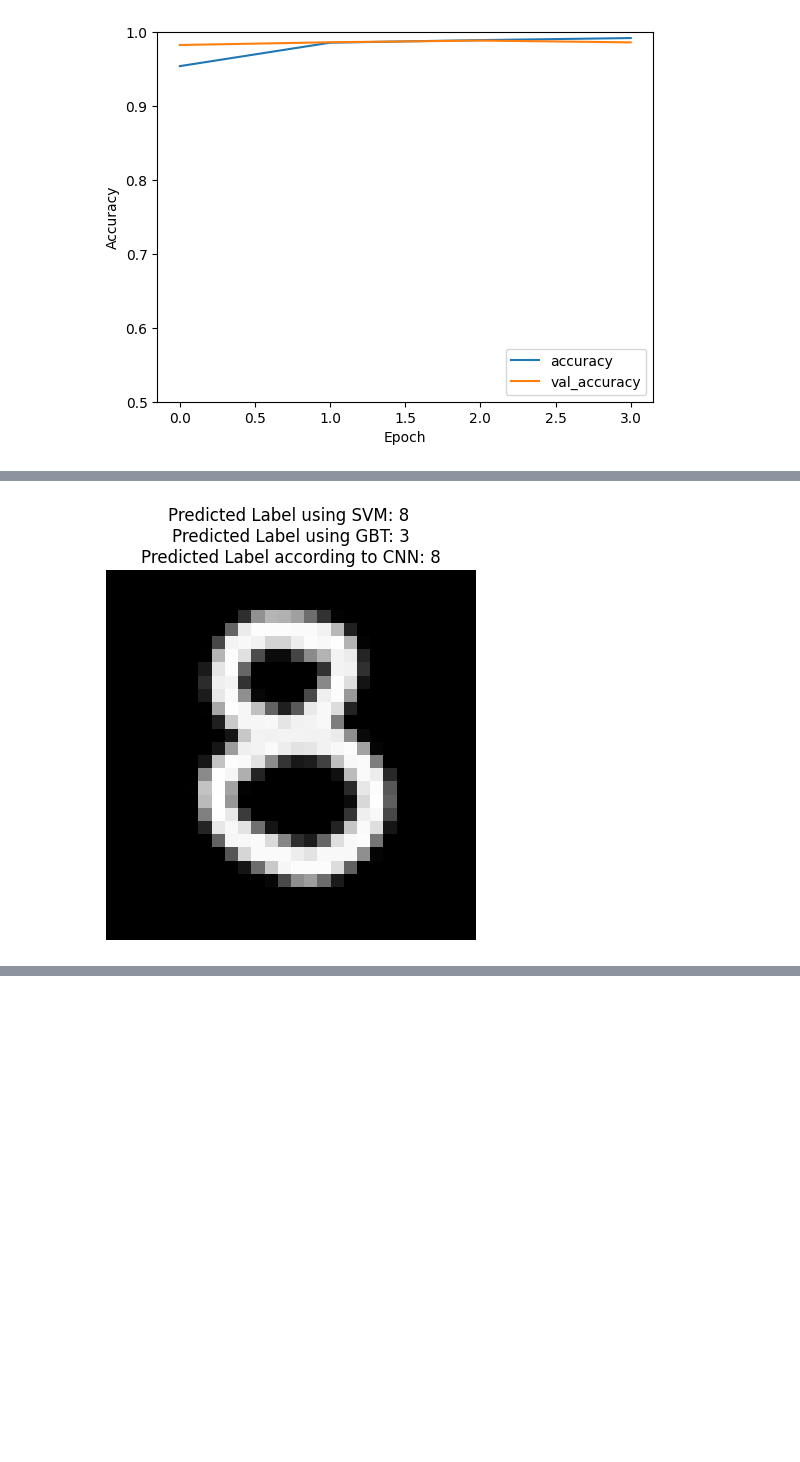
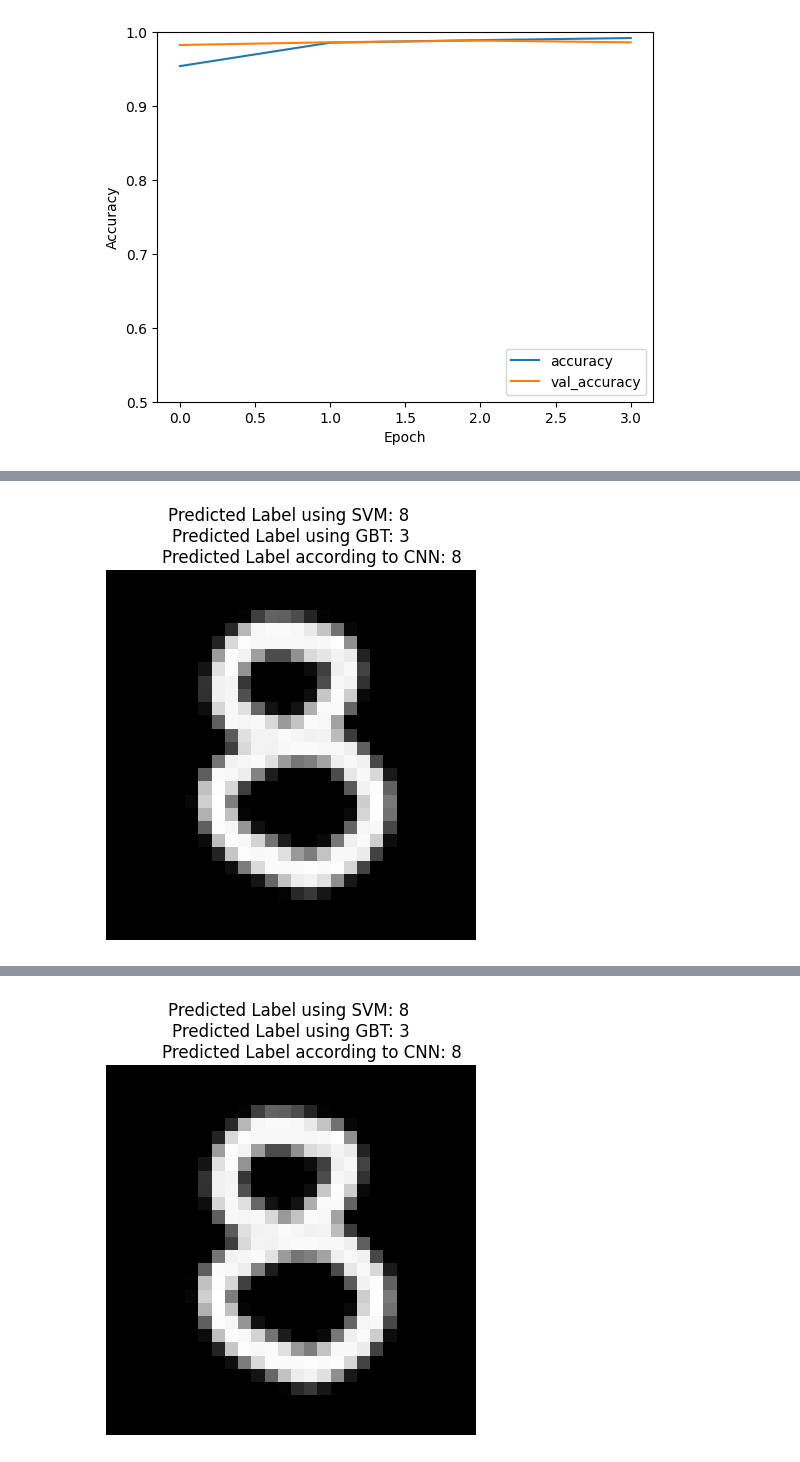
Before and after one commit to gmccannon/AML-Project-3, a Jupyter notebook: main.ipynb, the cells around one changed output, grey strips where cells are left out. Cells and saved outputs as stored; diff of their text form; code cells hidden in the pictures; blank space fills up the shorter version.

Commit message:
Add more images to test

```diff
--- a/main.ipynb
+++ b/main.ipynb
@@ -130,42 +131,47 @@ Accuracy of CNN classifier: [0.04333872348070145, 0.9861428737640381]
 # %%
 # convert an image I drew to test the model with
 
-# Load the handwritten image as grayscale
-image = Image.open("image.png").convert("L")
+# Directory containing images
+directory = "images/"
 
-# Resize the image to 28x28 pixels
-image = image.resize((28, 28))
+# Iterate through each image in the directory
+for filename in os.listdir(directory):
+    if filename.endswith(".png"):
+        # Load the handwritten image as grayscale
+        image = Image.open(os.path.join(directory, filename)).convert("L")
 
-# Invert the pixel values
-image = ImageOps.invert(image)
+        # Resize the image to 28x28 pixels
+        image = image.resize((28, 28))
 
-# Convert the image to a numpy array
-image_array = np.array(image)
+        # Invert the pixel values
+        image = ImageOps.invert(image)
 
-# Flatten the image array
-image_flattened = image_array.flatten()
+        # Convert the image to a numpy array
+        image_array = np.array(image)
 
-# Scale the pixel values to the range [0, 1]
-# this is equivalent to using the MinMaxScaler()
-image_scaled = image_flattened / 255.0
+        # Flatten the image array
+        image_flattened = image_array.flatten()
 
-# Predict the label using the trained models
-predicted_label_svm = svm_classifier.predict([image_scaled])[0]
-predicted_label_gbt = clf_gbt.predict([image_scaled])[0]
+        # Scale the pixel values to the range [0, 1]
+        # this is equivalent to using the MinMaxScaler()
+        image_scaled = image_flattened / 255.0
 
-ni = image_scaled.reshape(-1, 28, 28, 1)
-l = model.predict([ni])[0]
-n1 = np.argmax(l)
-sorted_indices = np.argsort(l)[::-1]
-n2 = sorted_indices[1]
+        # Predict the label using the trained models
+        predicted_label_svm = svm_classifier.predict([image_scaled])[0]
+        predicted_label_gbt = clf_gbt.predict([image_scaled])[0]
 
-# define an image that can be shown to compare to the prediction
-image_to_show = image_scaled.reshape(28, 28)
+        # Predict with CNN
+        ni = image_scaled.reshape(-1, 28, 28, 1)
+        l = model.predict([ni])[0]
+        n1 = np.argmax(l)
 
-# Display the image along with the predicted labels
-plt.imshow(image_to_show, cmap='gray')
-plt.axis('off')
-plt.title(f'Predicted Label using SVM: {predicted_label_svm} \nPredicted Label using GBT: {predicted_label_gbt}\n\
-Predicted Label according to CNN: {n1}')
-plt.show()
+        # define an image that can be shown to compare to the prediction
+        image_to_show = image_scaled.reshape(28, 28)
+
+        # Display the image along with the predicted labels
+        plt.imshow(image_to_show, cmap='gray')
+        plt.axis('off')
+        plt.title(f'Predicted Label using SVM: {predicted_label_svm} \nPredicted Label using GBT: {predicted_label_gbt}\n\
+        Predicted Label according to CNN: {n1}')
+        plt.show()
 # %% [output]
@@ -173 +179 @@ plt.show()
-[figure, old version]
+[figure, new version]
@@ -173,0 +181 @@ plt.show()
+[figure, added]
```
Also changed, not shown: parts of 2 cells of this notebook, 5 other files.
